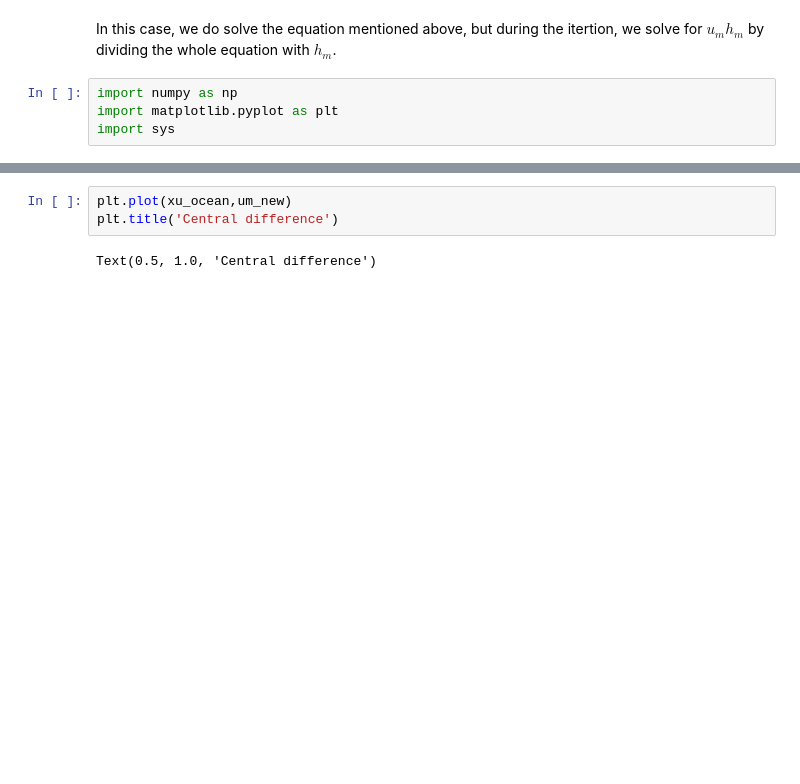
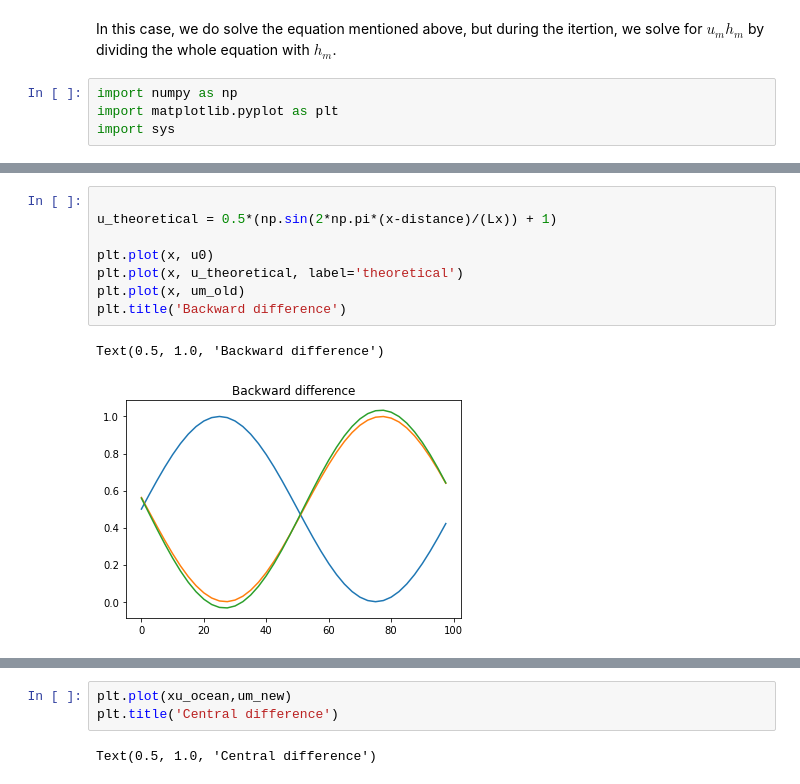
Before and after one commit to dhruvbhagtani/toy-model, a Jupyter notebook: Periodic_boundary_conditions.ipynb, the cells around one changed output, grey strips where cells are left out. Saved outputs shown, nothing was run; the diff lists cells and outputs as text; blank space fills up the shorter version.

```diff
--- a/Periodic_boundary_conditions.ipynb
+++ b/Periodic_boundary_conditions.ipynb
@@ -81 +135,12 @@ Text(0.5, 1.0, 'Backward difference')
+# %%
+
+u_theoretical = 0.5*(np.sin(2*np.pi*(x-distance)/(Lx)) + 1)
+
+plt.plot(x, u0)
+plt.plot(x, u_theoretical, label='theoretical')
+plt.plot(x, um_old)
+plt.title('Backward difference')
+# %% [output]
+Text(0.5, 1.0, 'Backward difference')
+[figure, added]
 # %%
```
Also changed, not shown: parts of 13 cells of this notebook.
